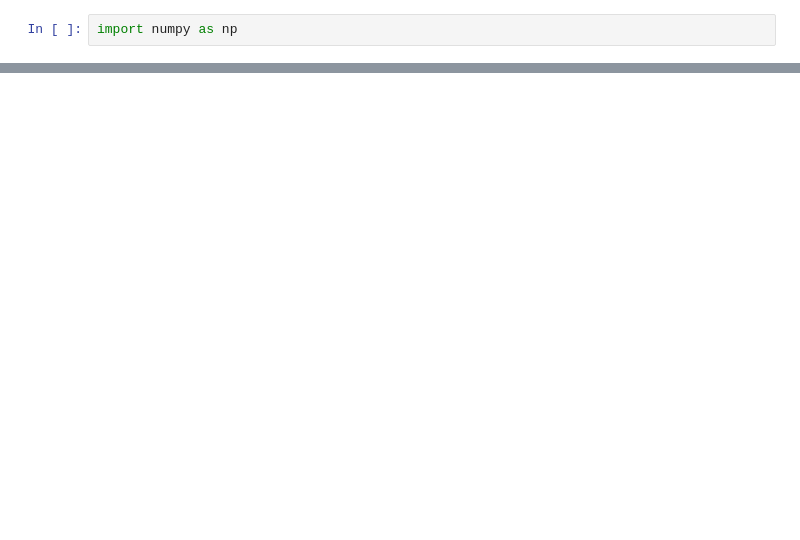
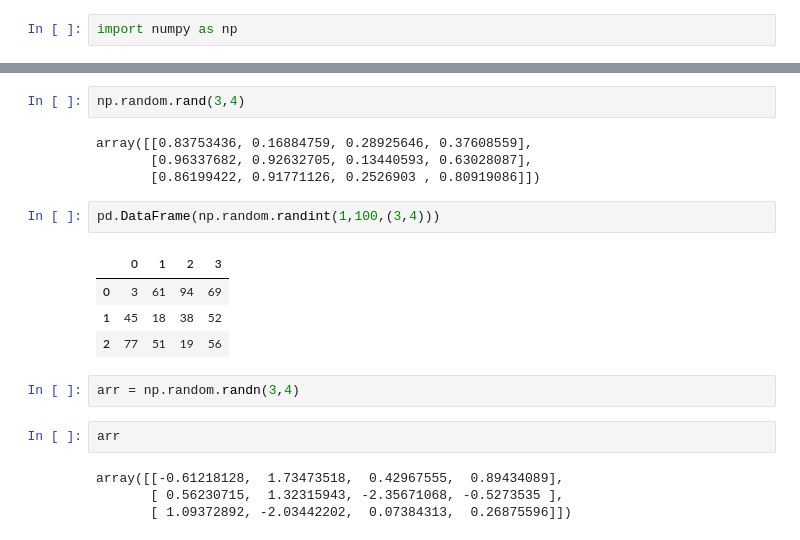
Before and after one commit to Manishkushawaha/Python-Basic-Codes, a Jupyter notebook: Numpy.ipynb, the cells around one changed output, grey strips where cells are left out. Drawn from its saved outputs; the diff is of its cells as text; blank space fills up the shorter version.

```diff
--- a/Numpy.ipynb
+++ b/Numpy.ipynb
@@ -177,0 +299,21 @@ print(arr2)
+# %%
+np.random.rand(3,4)
+# %% [output]
+array([[0.83753436, 0.16884759, 0.28925646, 0.37608559],
+       [0.96337682, 0.92632705, 0.13440593, 0.63028087],
+       [0.86199422, 0.91771126, 0.2526903 , 0.80919086]])
+# %%
+pd.DataFrame(np.random.randint(1,100,(3,4)))
+# %% [output]
+|  | 0 | 1 | 2 | 3 |
+| 0 | 3 | 61 | 94 | 69 |
+| 1 | 45 | 18 | 38 | 52 |
+| 2 | 77 | 51 | 19 | 56 |
+# %%
+arr = np.random.randn(3,4)
+# %%
+arr
+# %% [output]
+array([[-0.61218128,  1.73473518,  0.42967555,  0.89434089],
+       [ 0.56230715,  1.32315943, -2.35671068, -0.5273535 ],
+       [ 1.09372892, -2.03442202,  0.07384313,  0.26875596]])
```
Also changed, not shown: parts of 259 cells of this notebook, 8 other files.
